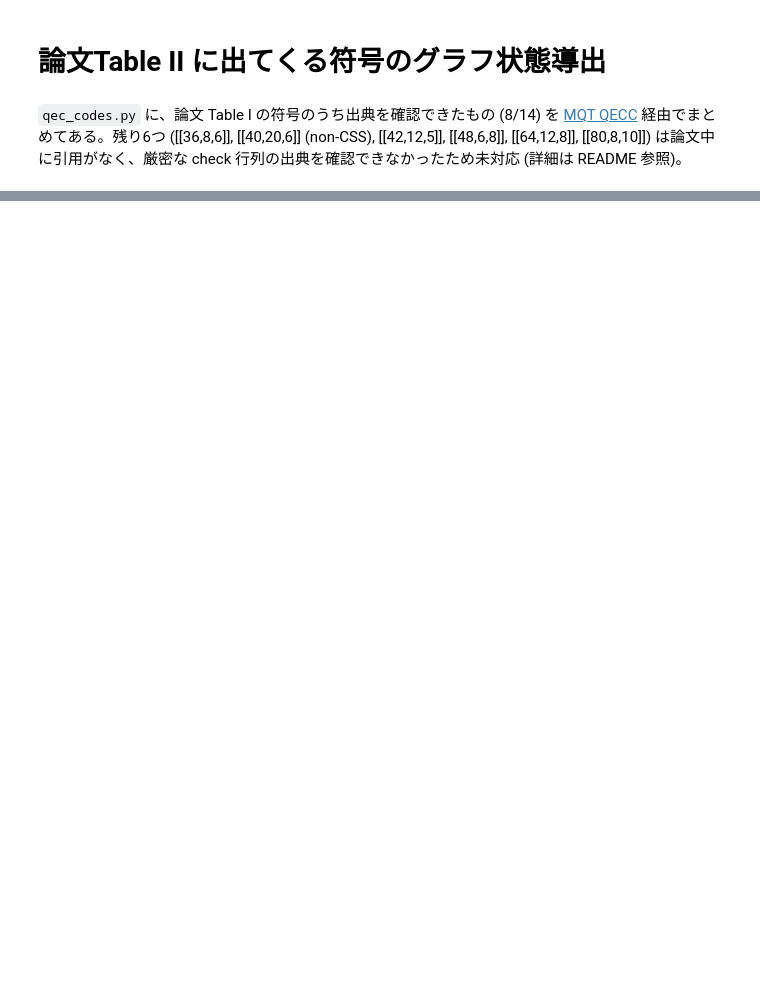
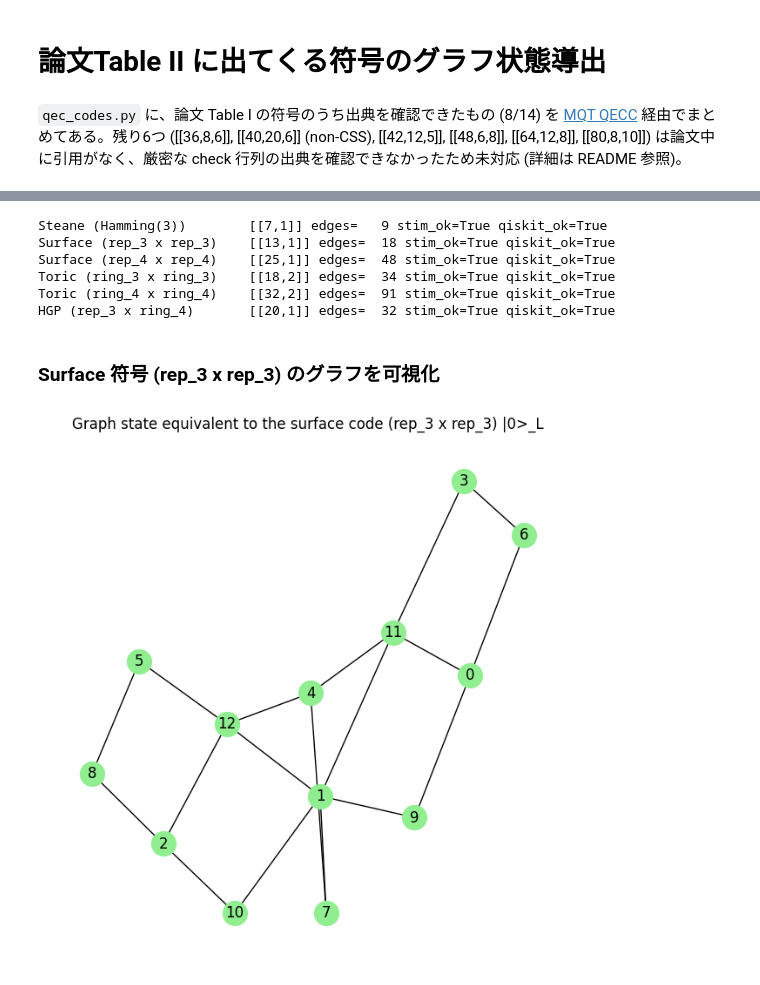
Before and after one commit to parton-quark/stabilizer_to_graph_state, a Jupyter notebook: src/tutorial.ipynb, the cells around one changed output, grey strips where cells are left out. Drawn from its saved outputs; the diff is of its cells as text; code cells hidden in the pictures; blank space fills up the shorter version.

Commit message:
update example qec

```diff
--- a/src/tutorial.ipynb
+++ b/src/tutorial.ipynb
@@ -162,0 +179,46 @@ plt.show()
+# %%
+seed_codes = {
+    "rep_3": rep_code(3),
+    "rep_4": rep_code(4),
+    "ring_3": ring_code(3),
+    "ring_4": ring_code(4),
+}
+
+ldpc_examples = {
+    "Steane (Hamming(3))": css_code(hx=hamming_code(3), hz=hamming_code(3), code_distance=3),
+    "Surface (rep_3 x rep_3)": hgp(seed_codes["rep_3"], seed_codes["rep_3"], compute_distance=True),
+    "Surface (rep_4 x rep_4)": hgp(seed_codes["rep_4"], seed_codes["rep_4"], compute_distance=True),
+    "Toric (ring_3 x ring_3)": hgp(seed_codes["ring_3"], seed_codes["ring_3"], compute_distance=True),
+    "Toric (ring_4 x ring_4)": hgp(seed_codes["ring_4"], seed_codes["ring_4"], compute_distance=True),
+    "HGP (rep_3 x ring_4)": hgp(seed_codes["rep_3"], seed_codes["ring_4"], compute_distance=True),
+}
+
+ldpc_decomps = {}
+for name, code in ldpc_examples.items():
+    stabilizers = css_code_stabilizers(code)
+    decomp = stabilizers_to_graph_state(stabilizers)
+    ldpc_decomps[name] = decomp
+    ok_stim = verify_equivalence(stabilizers, decomp.preparation_circuit)
+    ok_qiskit = verify_equivalence_qiskit(stabilizers, decomp.preparation_circuit)
+    print(
+        f"{name:26s} [[{code.N},{code.K}]] "
+        f"edges={decomp.graph.number_of_edges():>4} stim_ok={ok_stim} qiskit_ok={ok_qiskit}"
+    )
+# %% [output]
+Steane (Hamming(3))        [[7,1]] edges=   9 stim_ok=True qiskit_ok=True
+Surface (rep_3 x rep_3)    [[13,1]] edges=  18 stim_ok=True qiskit_ok=True
+Surface (rep_4 x rep_4)    [[25,1]] edges=  48 stim_ok=True qiskit_ok=True
+Toric (ring_3 x ring_3)    [[18,2]] edges=  34 stim_ok=True qiskit_ok=True
+Toric (ring_4 x ring_4)    [[32,2]] edges=  91 stim_ok=True qiskit_ok=True
+HGP (rep_3 x ring_4)       [[20,1]] edges=  32 stim_ok=True qiskit_ok=True
+# %% [markdown]
+### Surface 符号 (rep_3 x rep_3) のグラフを可視化
+# %%
+surface_decomp = ldpc_decomps["Surface (rep_3 x rep_3)"]
+
+plt.figure(figsize=(6, 6))
+nx.draw(surface_decomp.graph, with_labels=True, node_color="lightgreen", node_size=400)
+plt.title("Graph state equivalent to the surface code (rep_3 x rep_3) |0>_L")
+plt.show()
+# %% [output]
+[figure, added]
```
Also changed, not shown: parts of 16 cells of this notebook, 2 other files.
